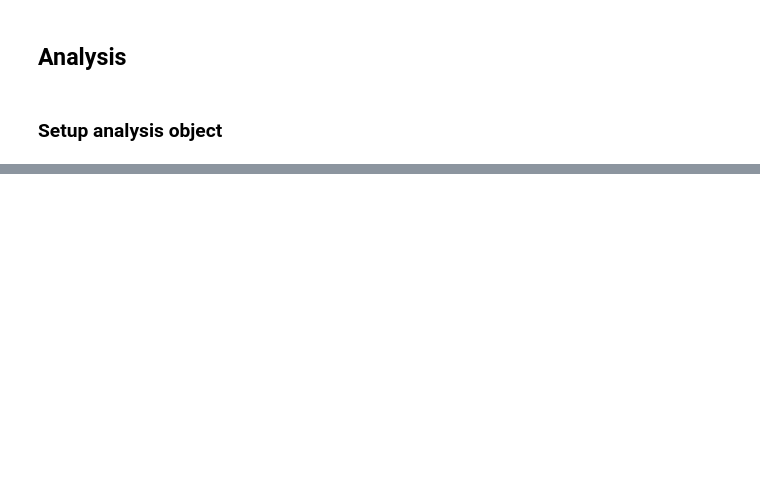
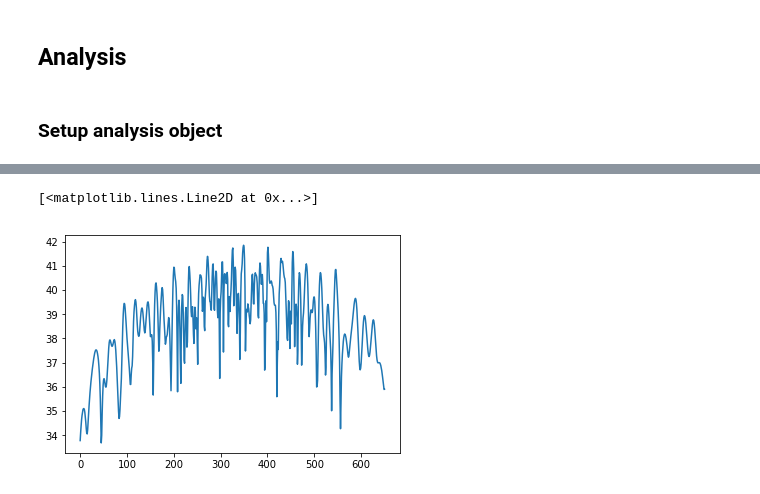
Before and after one commit to PaNOSC-ViNYL/SimEx-notebooks, a Jupyter notebook: start_to_end_demo.ipynb, the cells around one changed output, grey strips where cells are left out. Saved outputs shown, nothing was run; the diff lists cells and outputs as text; code cells hidden in the pictures; blank space fills up the shorter version.

```diff
--- a/start_to_end_demo.ipynb
+++ b/start_to_end_demo.ipynb
@@ -189,0 +191,6 @@ spi_analysis.plotPattern(logscale=True)
+# %%
+wf = wpg.Wavefront()
+# %%
+wf.load_hdf5('prop_out.h5')
+# %%
+wf_intensity = wf.get_intensity()
@@ -189,0 +201,5 @@ spi_analysis.plotPattern(logscale=True)
+# %%
+plot([numpy.log(wf_intensity[:,:,i].max()) for i in range(651)])
+# %% [output]
+[<matplotlib.lines.Line2D at 0x...>]
+[figure, added]
```
Also changed, not shown: parts of 61 cells of this notebook, 1 other file.
